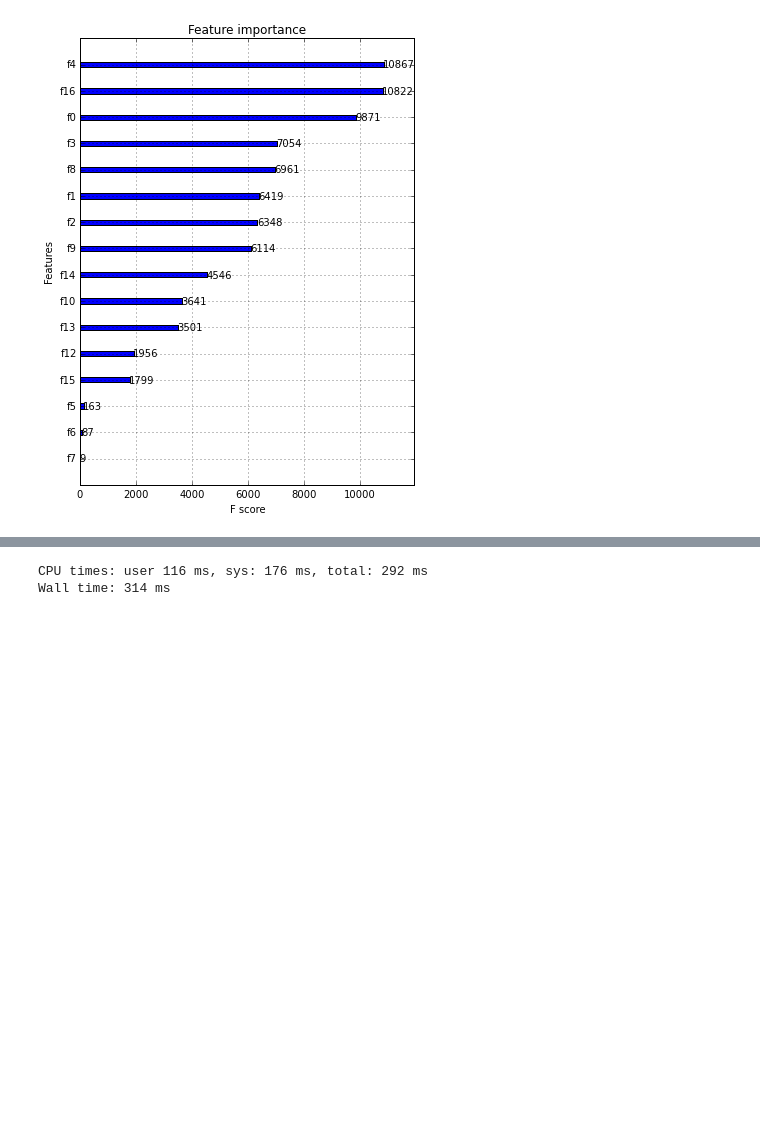
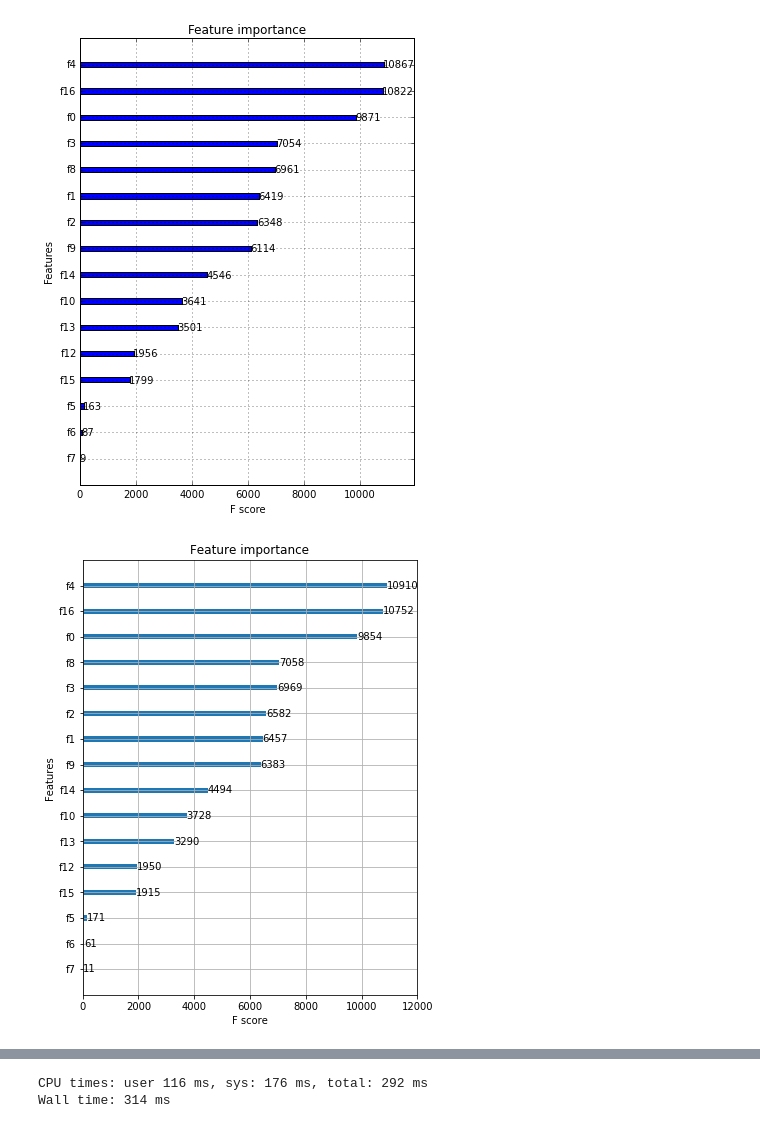
Before and after one commit to avsolatorio/kaggle-quora-question-pairs, a Jupyter notebook: src/Quora Duplicate Predictor.ipynb, the cells around one changed output, grey strips where cells are left out. Cells and saved outputs as stored; diff of their text form; code cells hidden in the pictures; blank space fills up the shorter version.

```diff
--- a/src/Quora Duplicate Predictor.ipynb
+++ b/src/Quora Duplicate Predictor.ipynb
@@ -675,6 +694,7 @@ Index([u'cv', u'fs_cos', u'fs_cos_q1_x_word_mean_q2_cos',
 
 # log_max_mem_usage()
 # %%
+%%time
 xx_train, xx_valid, yy_train, yy_valid = resample_and_split_train_val_data(
-    pd.concat([X_train, y_train], axis=1), p=0.165, test_size=0.2
+    pd.concat([X_train, y_train], axis=1), p=0.17426, test_size=0.2
 )
@@ -708,3 +731,6 @@ Will train until valid-logloss hasn't improved in 100 rounds.
 [990]   train-logloss:0.289281  valid-logloss:0.29515
 CPU times: user 1h 1min 52s, sys: 1.35 s, total: 1h 1min 53s
 Wall time: 9min 7s
+# %%
+%%time
+bst = train_xgb(mnmx_scaler.transform(xx_train), mnmx_scaler.transform(xx_valid), yy_train, yy_valid, num_boost_round=1000, max_depth=10)
@@ -737,3 +781,9 @@ xgb.plot_importance(bst)
 plt.show()
 # %% [output]
 [figure]
+# %%
+plt.rcParams['figure.figsize'] = (6.0, 8.0)
+xgb.plot_importance(bst)
+plt.show()
+# %% [output]
+[figure, added]
```
Also changed, not shown: parts of 22 cells of this notebook, 1 other file.
